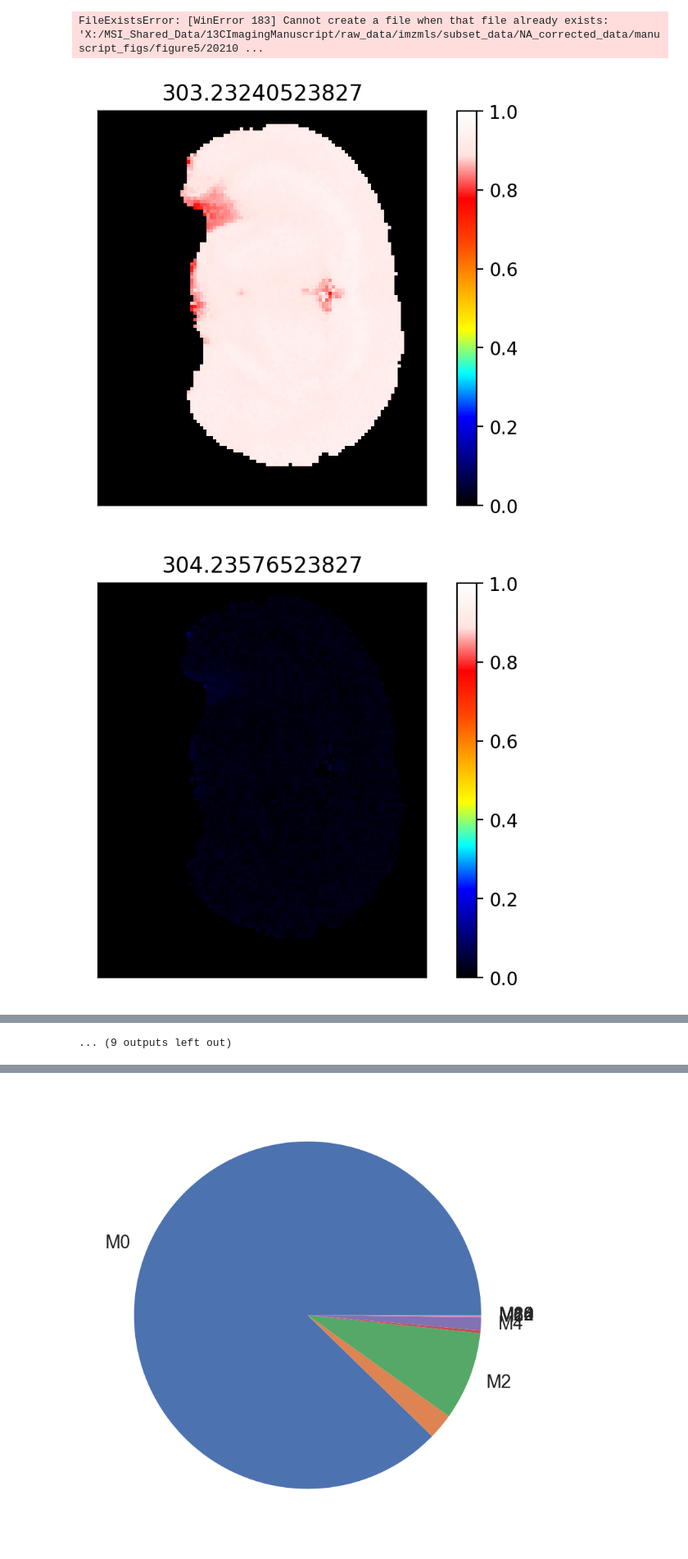
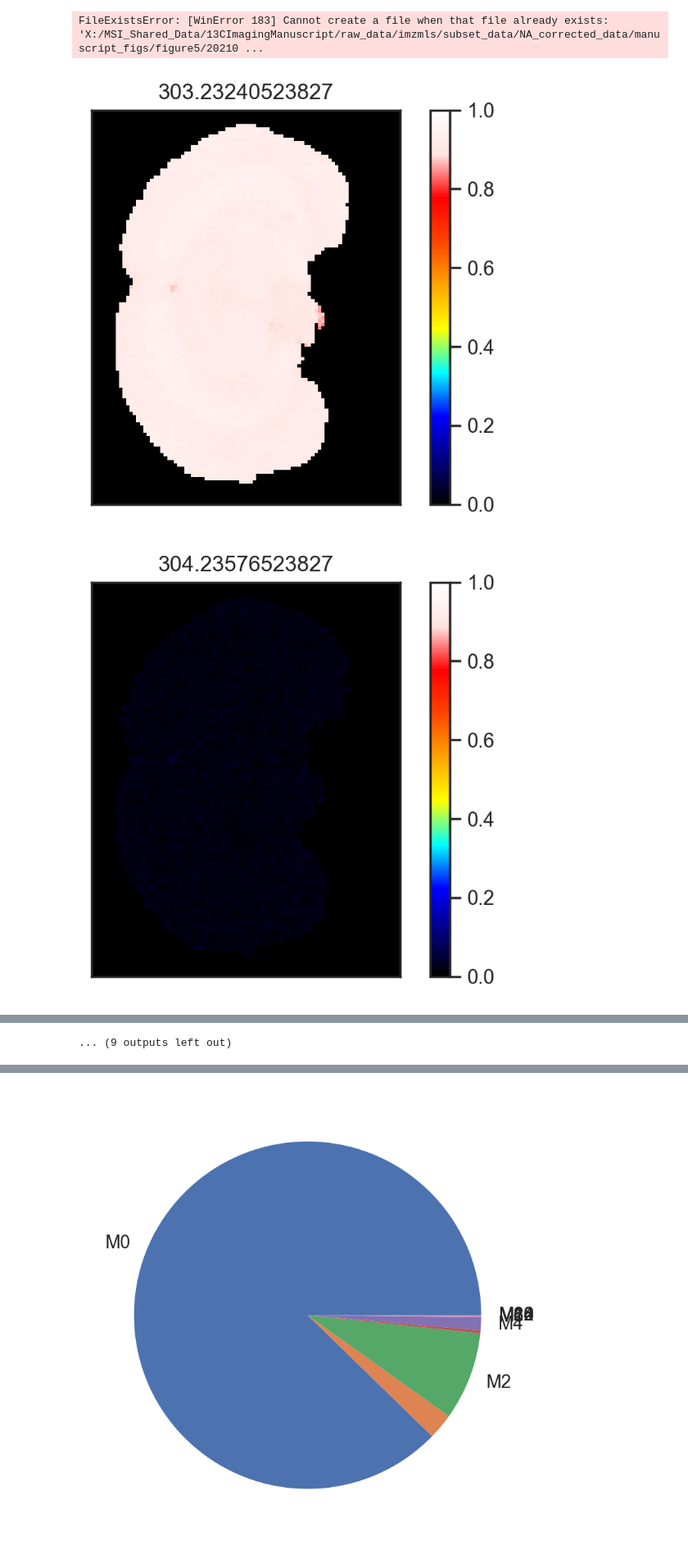
Before and after one commit to e-stan/imaging, a Jupyter notebook: notebooks/Figure5.ipynb, the cells around one changed output, grey strips where cells are left out. Shown at 82% size. Saved outputs shown, nothing was run; the diff lists cells and outputs as text; code cells hidden in the pictures.

```diff
--- a/notebooks/Figure5.ipynb
+++ b/notebooks/Figure5.ipynb
@@ -50,7 +50,7 @@ files
  '20210301_02_90w115h_13CnontumorBrain5_02824A_01 02824A_1.csv',
  '20210301_02_90w115h_13CnontumorBrain5_02824A_01 02824A_1_C20H31O2.csv']
 # %%
-file = files[1]
+file = files[3]
 # %%
 m0Mz,mzsOI,numCarbons = SIMSIToolBox.getMzsOfIsotopologues(formula,elementOfInterest="C")
 msi = SIMSIToolBox.MSIData(mzsOI,ppm=ppmThresh,numCores = num_cores,intensityCutoff=0)
@@ -63,25 +63,27 @@ FileExistsError: [WinError 183] Cannot create a file when that file already exis
 # %%
 #calculation labeling pattern images and save result
 goodInds = [x for x in range(len(msi.data_tensor))]
 
 iso_tensor = SIMSIToolBox.normalizeTensor(msi.data_tensor[goodInds])
 counter = 0
-maxLabeling = 1.0
+maxLabeling = [0.15 for _ in range(len(goodInds))]
+maxLabeling[0] = 1.0
+maxLabeling[1] = 1.0
 for mz,image in zip(np.array(msi.targets)[goodInds],iso_tensor):
     plt.figure()
     SIMSIToolBox.showImage(image,cmap=colormap)
     plt.title(mz)
 
-    plt.clim(0,maxLabeling)
-    norm = plt.Normalize(vmin=0, vmax=maxLabeling)
+    plt.clim(0,maxLabeling[counter])
+    norm = plt.Normalize(vmin=0, vmax=maxLabeling[counter])
     norm = colormap(norm(image))
     for row in range(norm.shape[0]):
         for col in range(norm.shape[1]):
             if msi.imageBoundary[row,col] < .5:
                 norm[row,col,3] = 0
     plt.imsave(datadir + file.replace(".csv","") + "/M" + str(counter) + ".png",norm)#,cmap=colormap)
     counter += 1
     plt.savefig(datadir + file.replace(".csv","") + "/iso_with_colorbar.png")
 # %% [output]
-[figure, old version]
+[figure, new version]
-[figure, old version]
+[figure, new version]
```
Also changed, not shown: parts of 5 cells of this notebook, 1 other file.
